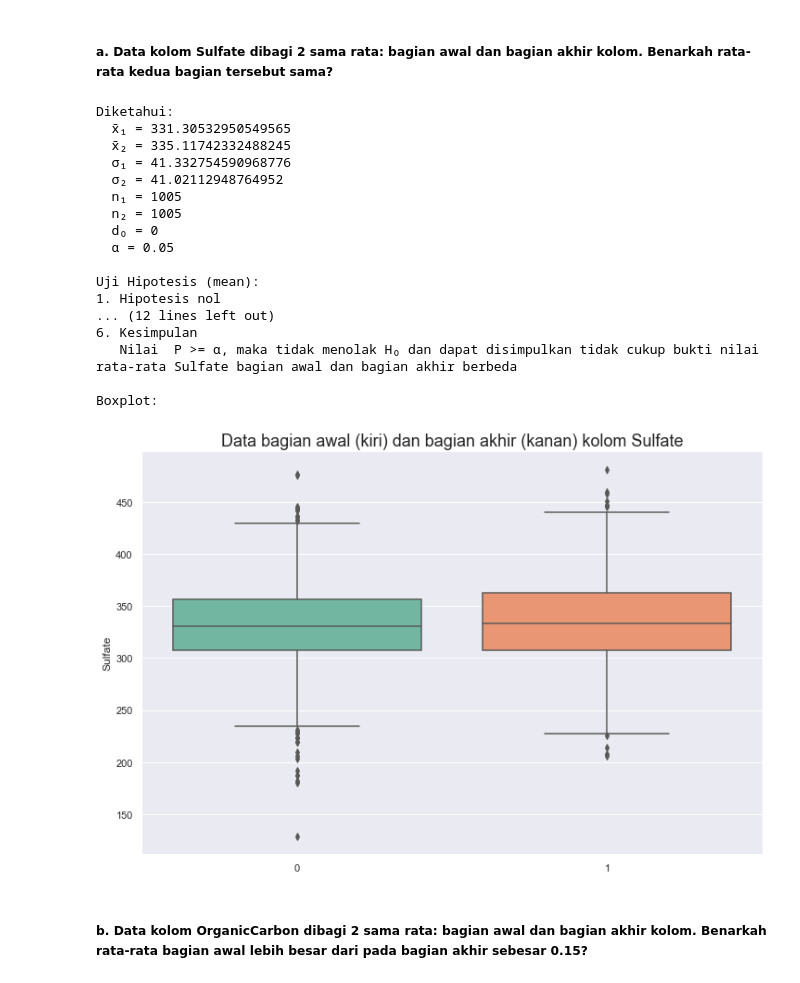
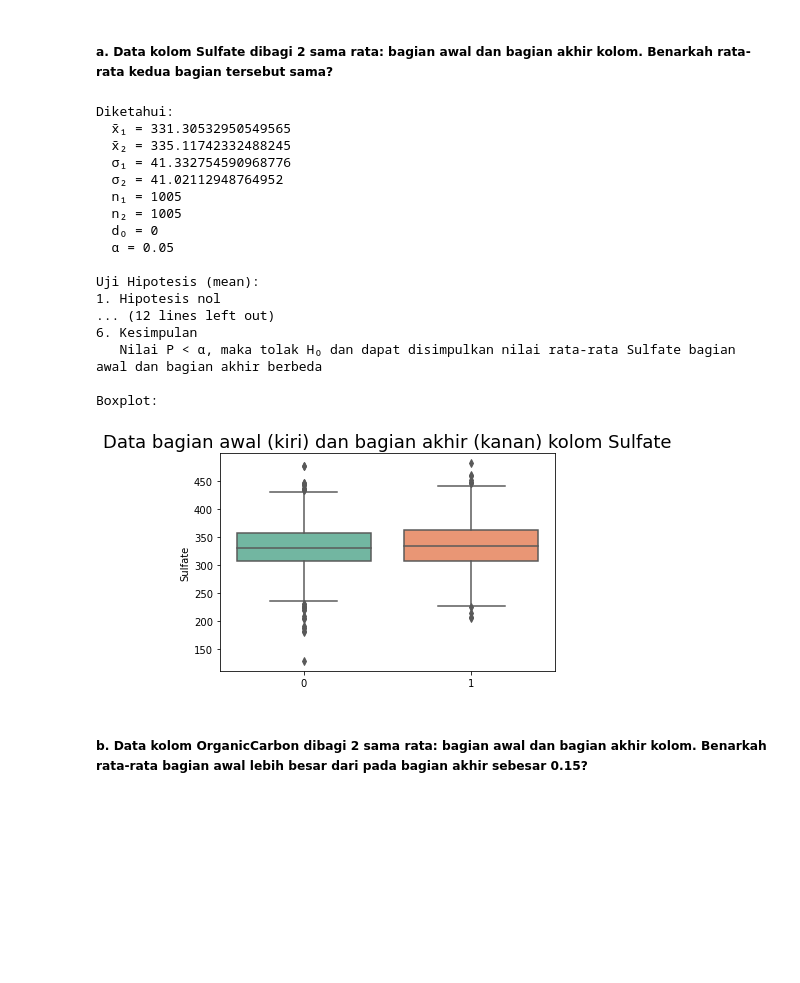
Before and after one commit to HanselTanoto/Tubes-Probstat, a Jupyter notebook: K01-T1-IF2220-13520022.ipynb, the cells around one changed output. Saved outputs shown, nothing was run; the diff lists cells and outputs as text; code cells hidden in the pictures; blank space fills up the shorter version.

```diff
--- a/K01-T1-IF2220-13520022.ipynb
+++ b/K01-T1-IF2220-13520022.ipynb
@@ -703,41 +703,41 @@ print("4. Daerah kritis\n   z < {:.3f} atau z > {:.3f} , diperoleh dari nilai z
 print("5. Perhitungan p-value")
 print("   z = ((x̄₁ - x̄₂) - d₀) / (√(σ₁²/n₁ + σ₂²/n₂)")
 print("   z = (({} - {}) - {}) / (√({}²/{} + {}²/{})".format(x_bar_1,x_bar_2, d_0, sigma_1, n_1,sigma_2,n_2))
-z = ((x_bar_1-x_bar_2) - d_0) / math.sqrt(sigma_1**2/n_1+sigma_2**2+n_2)
+z = ((x_bar_1-x_bar_2) - d_0) / math.sqrt(sigma_1**2/n_1+sigma_2**2/n_2)
 print("   z = {:.3f}".format(z))
 P = 2*(1-st.norm.cdf(abs(z)))
 print("   P = {}".format(P))
 print("6. Kesimpulan")
 if (P < alpha):
     print("   Nilai P < α, maka tolak H₀ dan dapat disimpulkan nilai rata-rata Sulfate bagian awal dan bagian akhir berbeda")
 else:
     print("   Nilai  P >= α, maka tidak menolak H₀ dan dapat disimpulkan tidak cukup bukti nilai rata-rata Sulfate bagian awal dan bagian akhir berbeda")
 
 print("\nBoxplot:")
 
 sns.boxplot(data = [dataSulfate1, dataSulfate2], palette = 'Set2')
 plt.title("Data bagian awal (kiri) dan bagian akhir (kanan) kolom Sulfate", size=18)
 plt.ylabel("Sulfate")
 plt.show()
 # %% [output]
 Diketahui:
   x̄₁ = 331.30532950549565
   x̄₂ = 335.11742332488245
   σ₁ = 41.332754590968776
   σ₂ = 41.02112948764952
   n₁ = 1005
   n₂ = 1005
   d₀ = 0
   α = 0.05
 
 Uji Hipotesis (mean):
 1. Hipotesis nol
 ... (12 lines left out)
 6. Kesimpulan
-   Nilai  P >= α, maka tidak menolak H₀ dan dapat disimpulkan tidak cukup bukti nilai rata-rata Sulfate bagian awal dan bagian akhir berbeda
+   Nilai P < α, maka tolak H₀ dan dapat disimpulkan nilai rata-rata Sulfate bagian awal dan bagian akhir berbeda
 
 Boxplot:
-[figure, old version]
+[figure, new version]
 # %% [markdown]
 ##### b. Data kolom OrganicCarbon dibagi 2 sama rata: bagian awal dan bagian akhir kolom. Benarkah rata-rata bagian awal lebih besar dari pada bagian akhir sebesar 0.15?
 # %%
```
Also changed, not shown: parts of 3 cells of this notebook.
